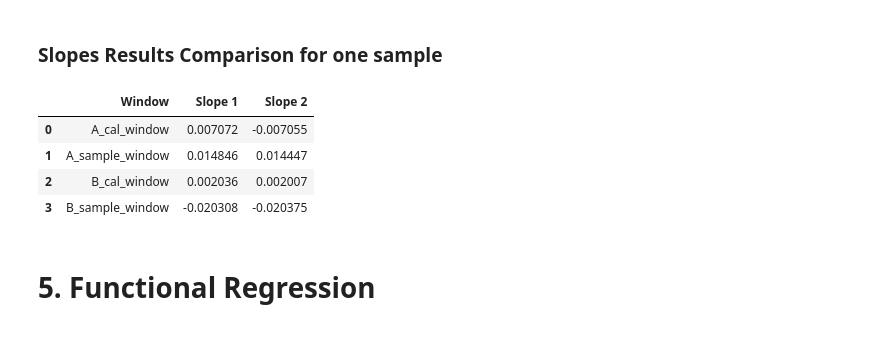
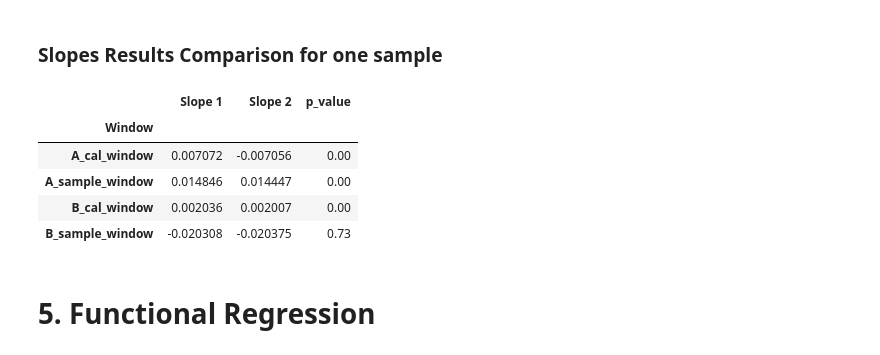
Before and after one commit to dejaytang/Capstone_Siemens, a Jupyter notebook: Coding/FDA_Resampling/StartingPoints_ZeroAligned/JupyterNotebook/ZeroStart_Fluid_Temperature.ipynb, the cells around one changed output. Saved outputs shown, nothing was run; the diff lists cells and outputs as text; code cells hidden in the pictures.

```diff
--- a/Coding/FDA_Resampling/StartingPoints_ZeroAligned/JupyterNotebook/ZeroStart_Fluid_Temperature.ipynb
+++ b/Coding/FDA_Resampling/StartingPoints_ZeroAligned/JupyterNotebook/ZeroStart_Fluid_Temperature.ipynb
@@ -719,14 +723,16 @@ Notes:
 # %% [markdown]
 ### Slopes Results Comparison for one sample
 # %%
-slopes_df = pd.DataFrame(df_list)
-slopes_df
+df = pd.DataFrame(df_list)
+df.set_index("Window",inplace = True)
+df[["Slope 1","Slope 2","p_value"]]
 # %% [output]
-|  | Window | Slope 1 | Slope 2 |
-| 0 | A_cal_window | 0.007072 | -0.007055 |
-| 1 | A_sample_window | 0.014846 | 0.014447 |
-| 2 | B_cal_window | 0.002036 | 0.002007 |
-| 3 | B_sample_window | -0.020308 | -0.020375 |
+|  | Slope 1 | Slope 2 | p_value |
+| Window |  |  |  |
+| A_cal_window | 0.007072 | -0.007056 | 0.00 |
+| A_sample_window | 0.014846 | 0.014447 | 0.00 |
+| B_cal_window | 0.002036 | 0.002007 | 0.00 |
+| B_sample_window | -0.020308 | -0.020375 | 0.73 |
 # %% [markdown]
 # 5. Functional Regression
 # %% [markdown]
```
Also changed, not shown: parts of 15 cells of this notebook, 7 other files.
